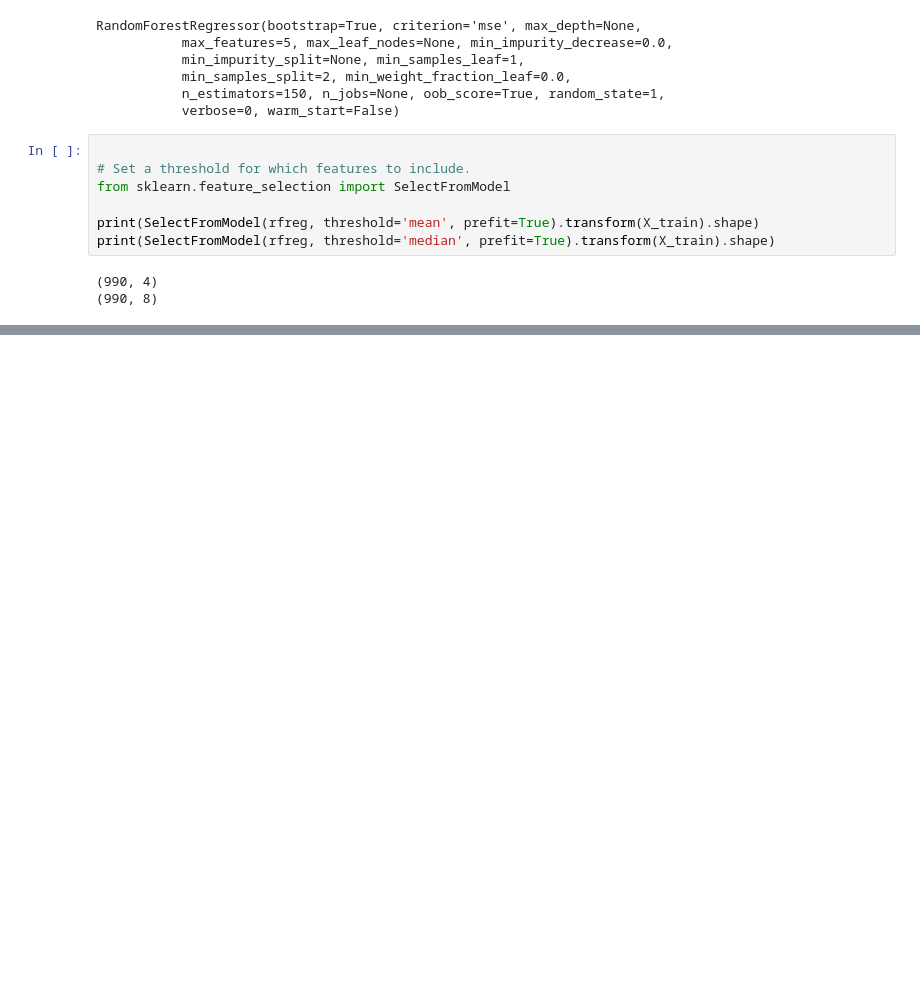
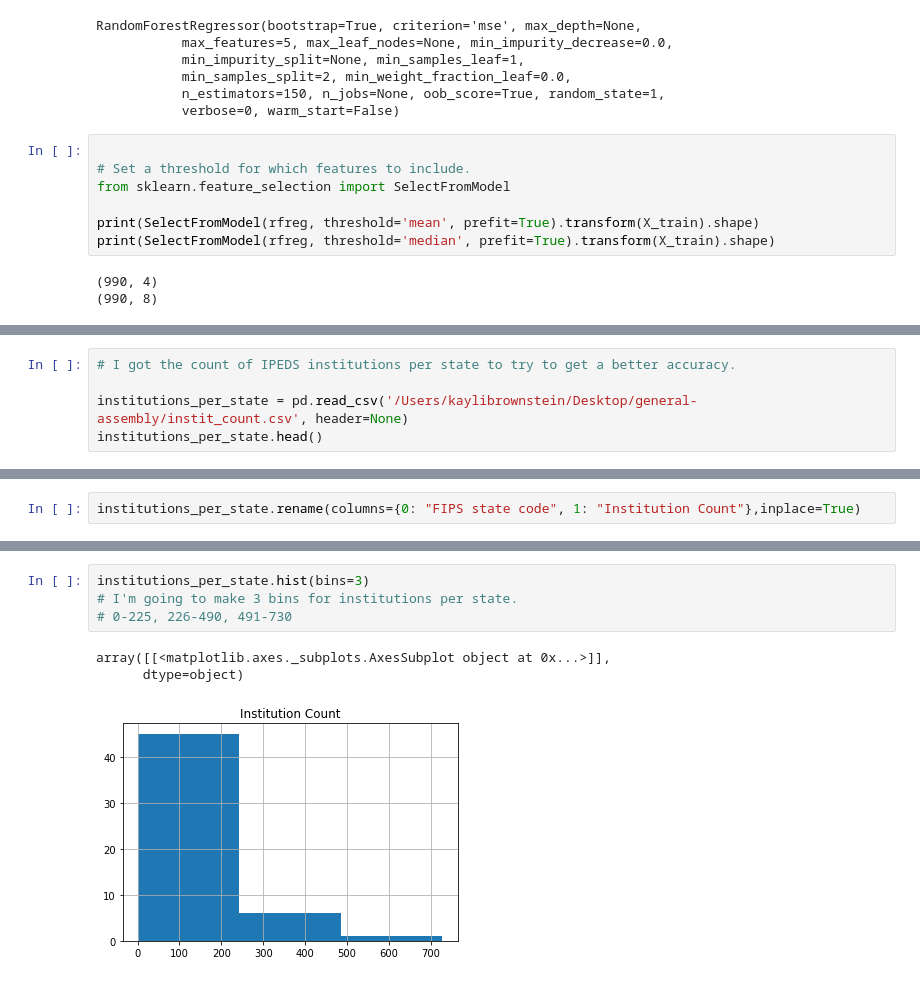
Before and after one commit to KayliBrownstein/data-science-flatworld-sales, a Jupyter notebook: revised_institutions_eda.ipynb, the cells around one changed output, grey strips where cells are left out. Drawn from its saved outputs; the diff is of its cells as text; blank space fills up the shorter version.

```diff
--- a/revised_institutions_eda.ipynb
+++ b/revised_institutions_eda.ipynb
@@ -669,0 +927,5 @@ np.mean(np.sqrt(-scores))
+# %%
+# I got the count of IPEDS institutions per state to try to get a better accuracy.
+
+institutions_per_state = pd.read_csv('/Users/kaylibrownstein/Desktop/general-assembly/instit_count.csv', header=None)
+institutions_per_state.head()
@@ -669,0 +939,2 @@ np.mean(np.sqrt(-scores))
+# %%
+institutions_per_state.rename(columns={0: "FIPS state code", 1: "Institution Count"},inplace=True)
@@ -669,0 +950,8 @@ np.mean(np.sqrt(-scores))
+# %%
+institutions_per_state.hist(bins=3)
+# I'm going to make 3 bins for institutions per state.
+# 0-225, 226-490, 491-730
+# %% [output]
+array([[<matplotlib.axes._subplots.AxesSubplot object at 0x...>]],
+      dtype=object)
+[figure, added]
```
Also changed, not shown: parts of 36 cells of this notebook.
